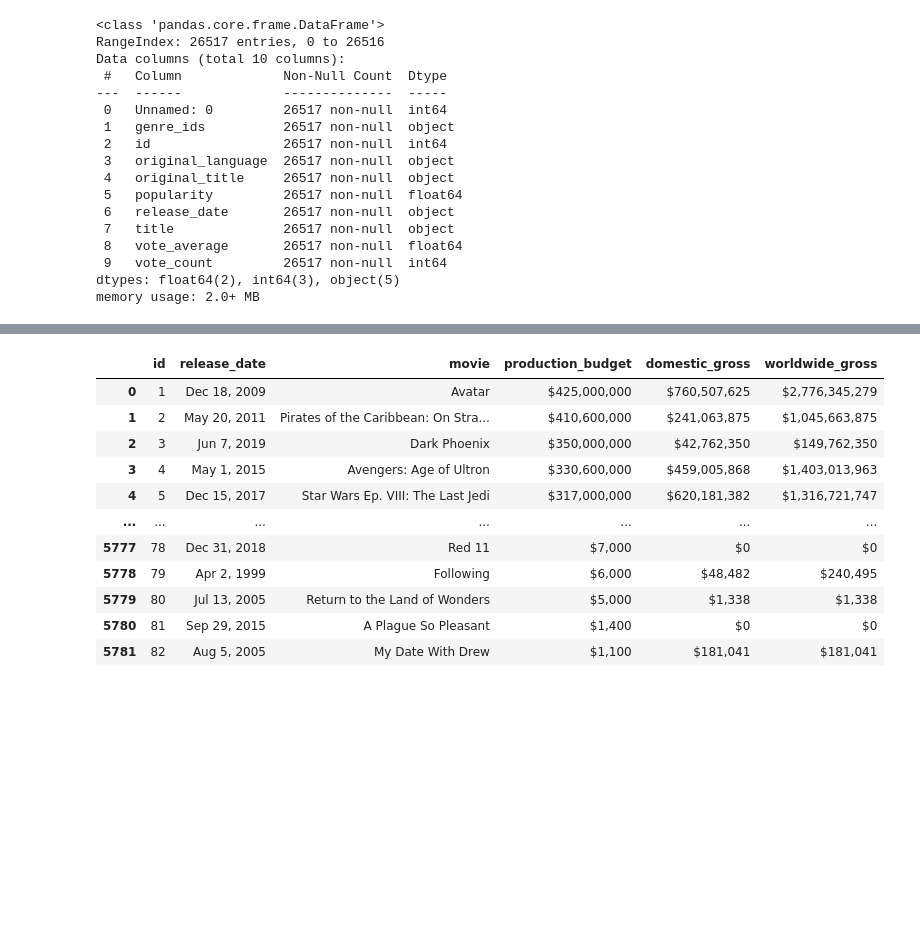
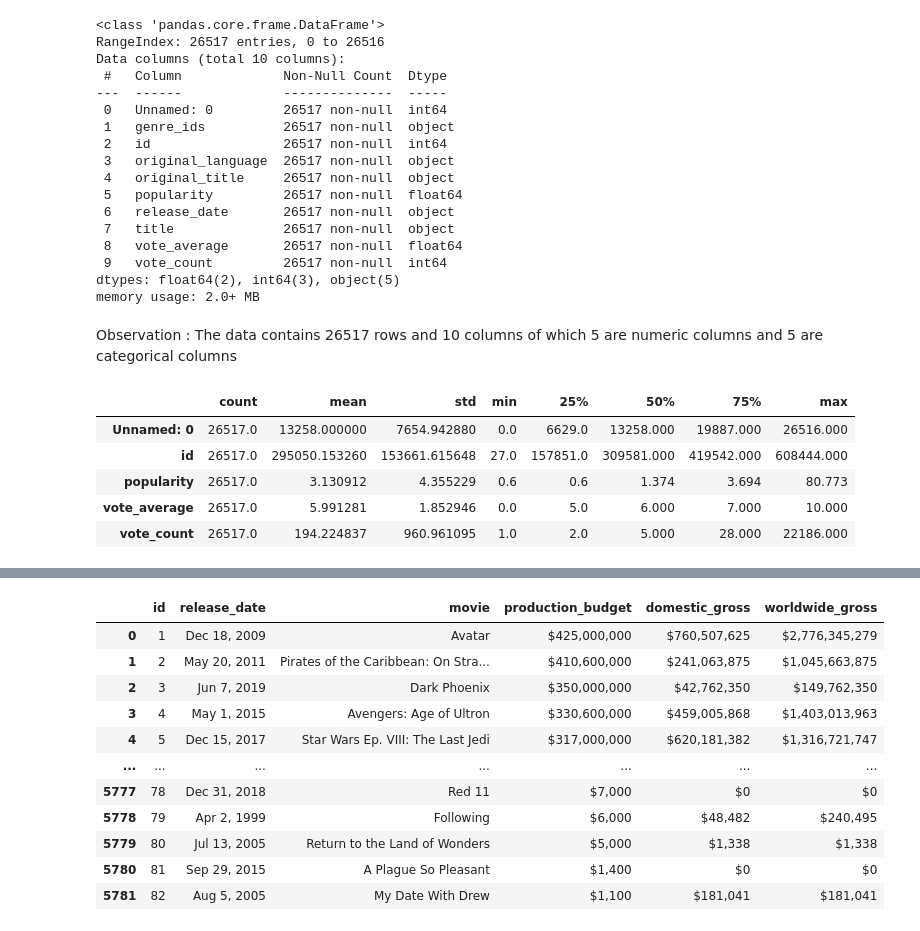
Before and after one commit to LEON-HUB10/Group_Four-_Phase-_Two_Project, a Jupyter notebook: student.ipynb, the cells around one changed output, grey strips where cells are left out. Cells and saved outputs as stored; diff of their text form; code cells hidden in the pictures; blank space fills up the shorter version.

Commit message:
Updating data cleaning

```diff
--- a/student.ipynb
+++ b/student.ipynb
@@ -196,3 +196,7 @@ data2.head()
 | 2 | 2 | [12, 28, 878] | 10138 | en | Iron Man 2 | 28.515 | 2010-05-07 | Iron Man 2 | ... |
 | 3 | 3 | [16, 35, 10751] | 862 | en | Toy Story | 28.005 | 1995-11-22 | Toy Story | ... |
 | 4 | 4 | [28, 878, 12] | 27205 | en | Inception | 27.920 | 2010-07-16 | Inception | ... |
+# %%
+# Creating a copy of the data to be used in cleaning
+dataf2=data2.copy(deep=True)
+dataf2.head()
@@ -234,3 +231,14 @@ Data columns (total 10 columns):
  9   vote_count         26517 non-null  int64
 dtypes: float64(2), int64(3), object(5)
 memory usage: 2.0+ MB
+# %% [markdown]
+Observation : The data contains 26517 rows and 10 columns of which 5 are numeric columns and 5 are categorical columns
+# %%
+dataf2.describe().T
+# %% [output]
+|  | count | mean | std | min | 25% | 50% | 75% | max |
+| Unnamed: 0 | 26517.0 | 13258.000000 | 7654.942880 | 0.0 | 6629.0 | 13258.000 | 19887.000 | 26516.000 |
+| id | 26517.0 | 295050.153260 | 153661.615648 | 27.0 | 157851.0 | 309581.000 | 419542.000 | 608444.000 |
+| popularity | 26517.0 | 3.130912 | 4.355229 | 0.6 | 0.6 | 1.374 | 3.694 | 80.773 |
+| vote_average | 26517.0 | 5.991281 | 1.852946 | 0.0 | 5.0 | 6.000 | 7.000 | 10.000 |
+| vote_count | 26517.0 | 194.224837 | 960.961095 | 1.0 | 2.0 | 5.000 | 28.000 | 22186.000 |
```
Also changed, not shown: parts of 13 cells of this notebook, 5 other files.
